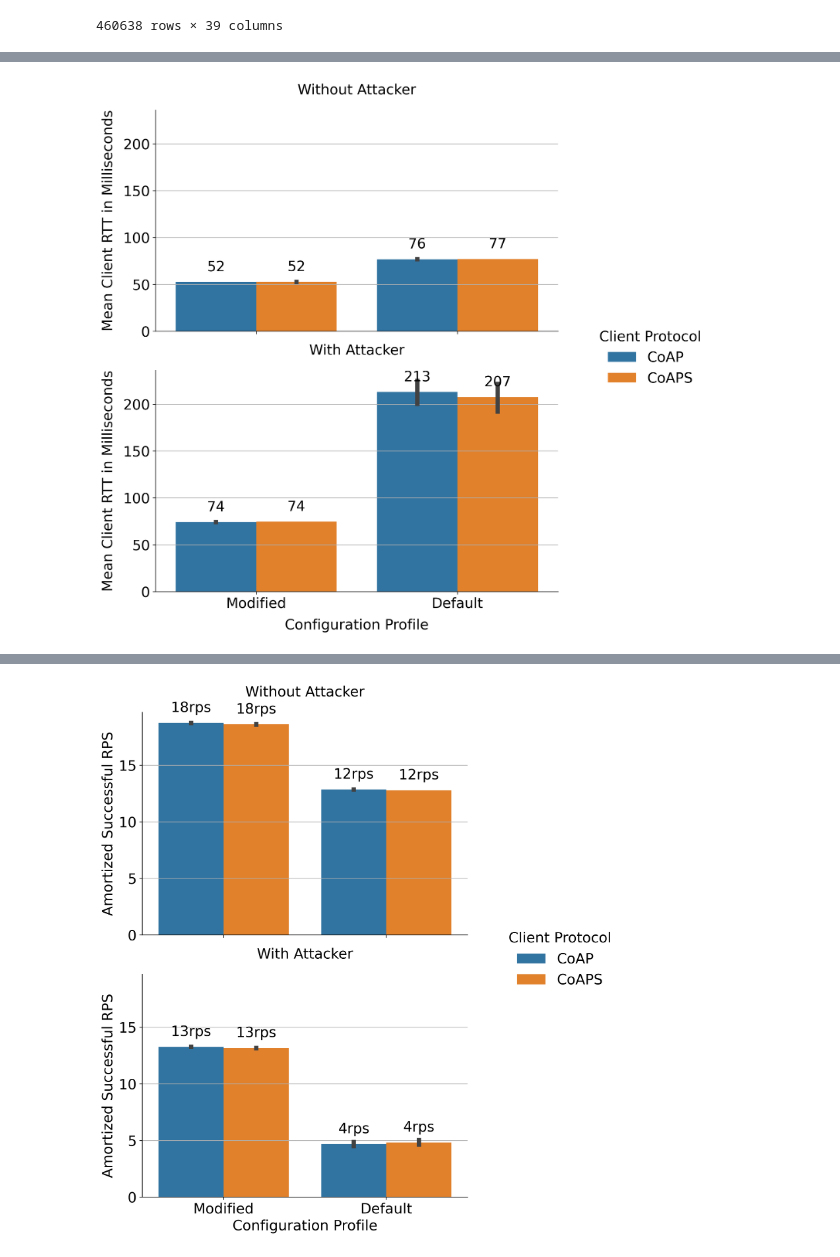
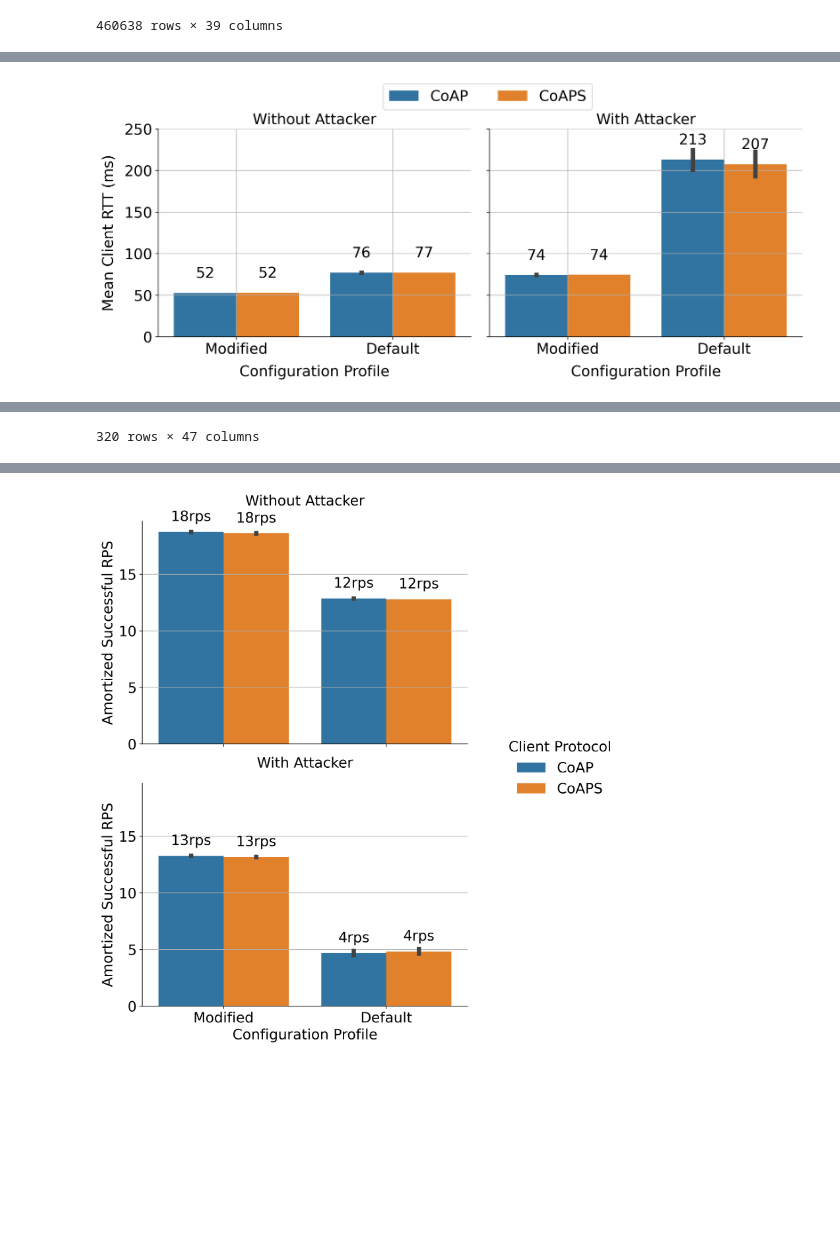
Before and after one commit to amirfarhat/dos-californium, a Jupyter notebook: notebooks/thesis/clickhouse_group_thesisoptimaldb.ipynb, the cells around one changed output, grey strips where cells are left out. Saved outputs shown, nothing was run; the diff lists cells and outputs as text; code cells hidden in the pictures; blank space fills up the shorter version.

```diff
--- a/notebooks/thesis/clickhouse_group_thesisoptimaldb.ipynb
+++ b/notebooks/thesis/clickhouse_group_thesisoptimaldb.ipynb
@@ -460,37 +460,49 @@ metric_df.replace(value_map_replacement, inplace=True)
 # %%
 %%time
 
 ### Plot effect of RTT as a result of increasing number of clients
 
 df = client_rps_df
 
 g = sns.catplot(
   data=df,
   kind="bar",
   x="configuration_profile",
   y="mean_rtt_ms",
   hue="run_proxy_with_dtls",
-  row="run_attacker",
+  col="run_attacker",
   order=["Modified", "Default"],
-  aspect=1.75,
+  aspect=1.25,
 )
 
 g.legend.set_title("Client Protocol")
 g.set_xlabels("Configuration Profile", labelpad=10)
-g.set_ylabels("Mean Client RTT in Milliseconds", labelpad=10)
+g.set_ylabels("Mean Client RTT (ms)", labelpad=10)
 g.set_titles(
-  template="{row_name}",
-  pad=20,
+  template="{col_name}",
 )
 
-axes = [ g.axes[i, 0] for i in range(2) ]
-for ax in axes:
-  ax.grid(True, axis="y")
+g.set(
+  yticks=np.arange(0,251,50),
+)
+
+axes = [ g.axes[0, i] for i in range(2) ]
+for i, ax in enumerate(axes):
+  ax.grid(True, axis="both")
   for container in ax.containers:
-    ax.bar_label(container, fmt="%d", padding=10)
+    ax.bar_label(container, fmt="%d", padding=15)
+
+sns.move_legend(
+  g,
+  "upper center",
+  bbox_to_anchor=(0.461, 1.07),
+  ncol=2,
+  title=None,
+  frameon=True,
+)
 
 plt.show()
 
 df
 # %% [output]
-[figure, old version]
+[figure, new version]
@@ -499,3 +523,4 @@ Wall time: 1.71 s
+320 rows × 47 columns
 # %%
 ## Plot total number of successful messages.
 
```
Also changed, not shown: parts of 19 cells of this notebook.
